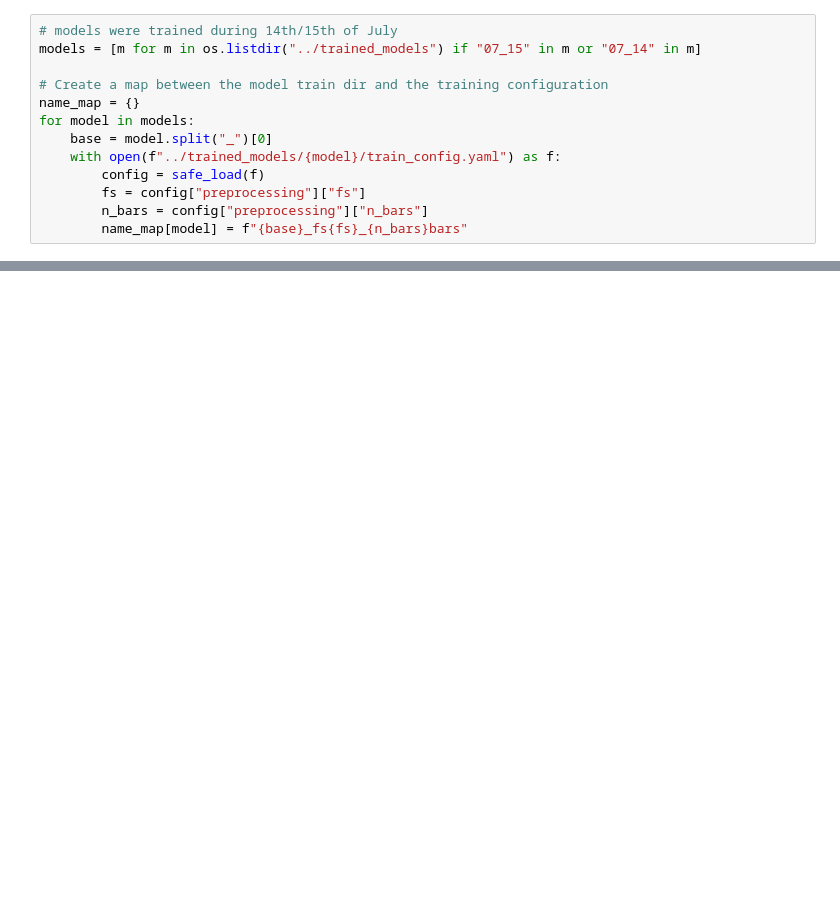
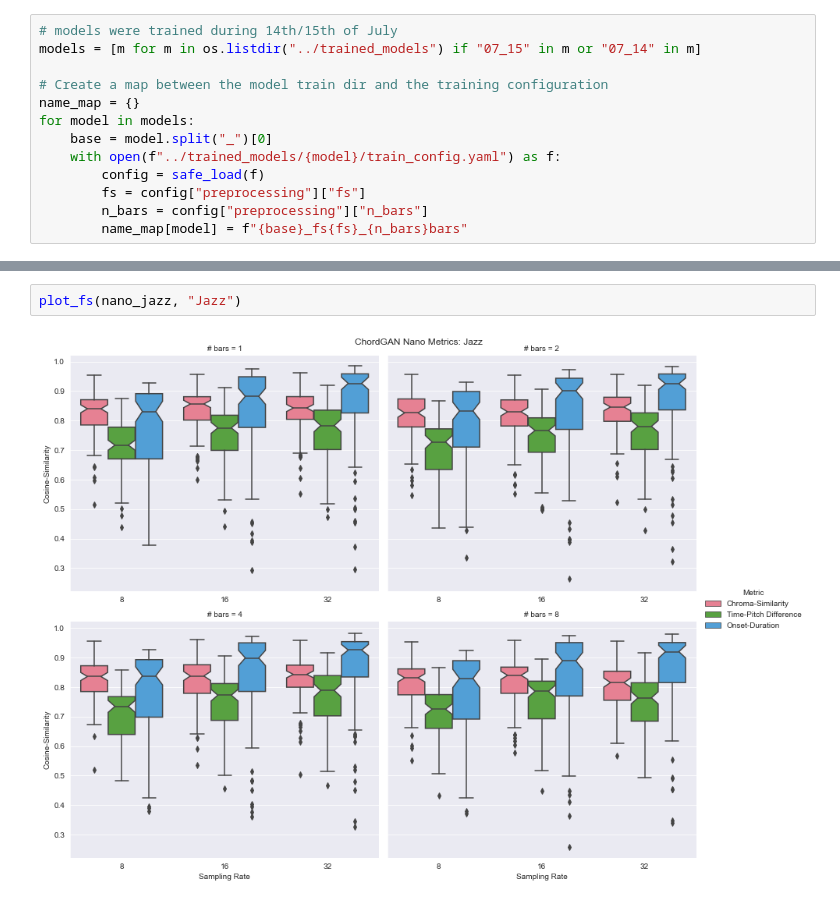
Before and after one commit to amaralcs/ChordGAN-v2, a Jupyter notebook: notebooks/evaluate_results.ipynb, the cells around one changed output, grey strips where cells are left out. Saved outputs shown, nothing was run; the diff lists cells and outputs as text; blank space fills up the shorter version.

```diff
--- a/notebooks/evaluate_results.ipynb
+++ b/notebooks/evaluate_results.ipynb
@@ -169,0 +262,4 @@ plt.show()
+# %%
+plot_fs(nano_jazz, "Jazz")
+# %% [output]
+[figure, added]
```
Also changed, not shown: parts of 31 cells of this notebook.
